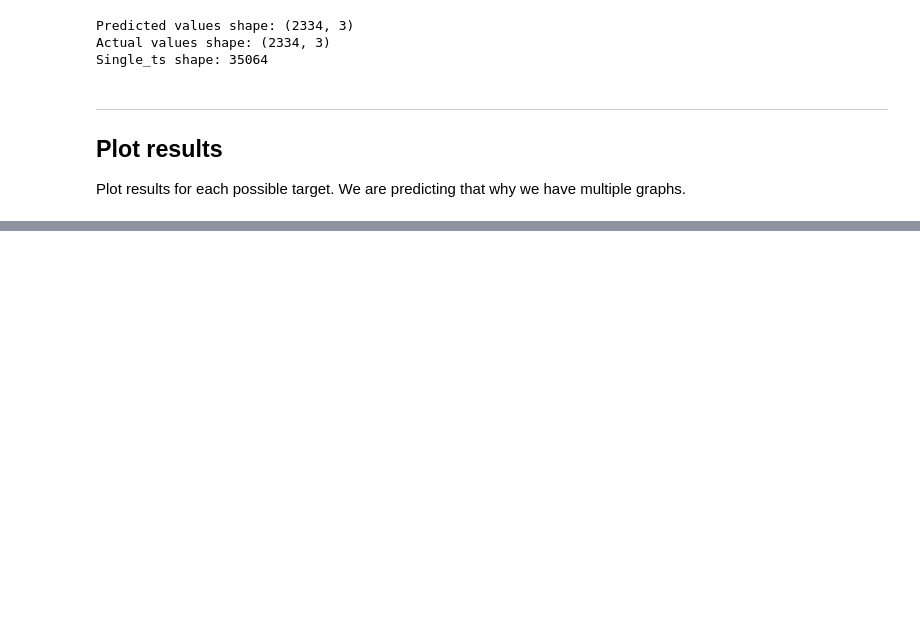
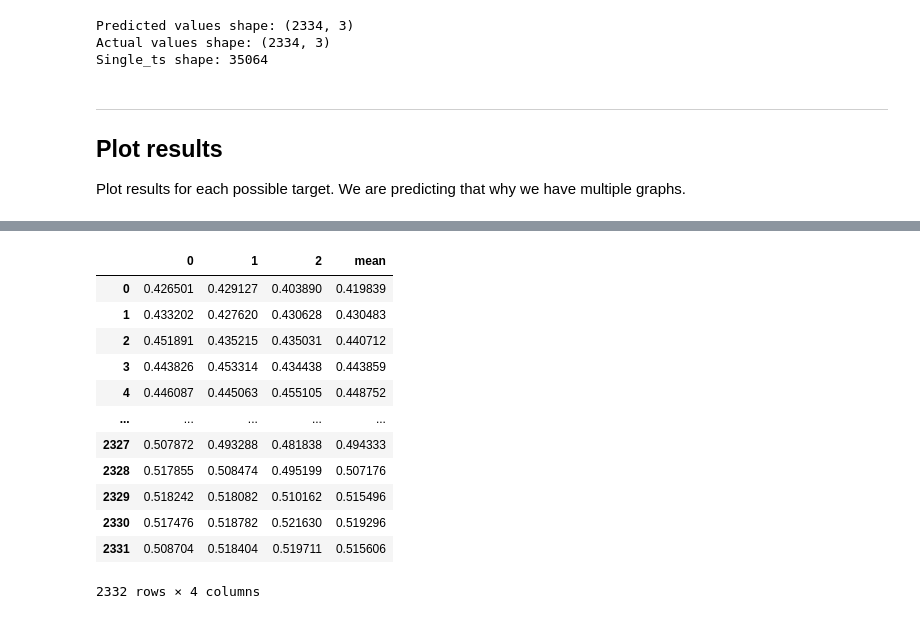
Before and after one commit to ontime-re/ontime, a Jupyter notebook: notebooks/docs/1_module/pytorch/0-sin-sout/0.2-min-multiple-step-forecast.ipynb, the cells around one changed output, grey strips where cells are left out. Cells and saved outputs as stored; diff of their text form; code cells hidden in the pictures; blank space fills up the shorter version.

```diff
--- a/notebooks/docs/1_module/pytorch/0-sin-sout/0.2-min-multiple-step-forecast.ipynb
+++ b/notebooks/docs/1_module/pytorch/0-sin-sout/0.2-min-multiple-step-forecast.ipynb
@@ -230,0 +231,34 @@ for i in range(3):
+# %%
+import pandas as pd
+import numpy as np
+
+df_copy = predicted_values.copy()
+df_copy = pd.DataFrame(df_copy)
+
+num_steps = 3
+
+periods = np.arange(0, num_steps, 1)
+
+i = 0
+for period in periods:
+    df_copy.iloc[:, i] = df_copy.iloc[:, i].shift(period)
+    i += 1
+
+df_copy['mean'] = df_copy.mean(axis=1)
+df_copy = df_copy.dropna()
+df_copy = df_copy.reset_index(drop=True)
+df_copy
+# %% [output]
+|  | 0 | 1 | 2 | mean |
+| 0 | 0.426501 | 0.429127 | 0.403890 | 0.419839 |
+| 1 | 0.433202 | 0.427620 | 0.430628 | 0.430483 |
+| 2 | 0.451891 | 0.435215 | 0.435031 | 0.440712 |
+| 3 | 0.443826 | 0.453314 | 0.434438 | 0.443859 |
+| 4 | 0.446087 | 0.445063 | 0.455105 | 0.448752 |
+| ... | ... | ... | ... | ... |
+| 2327 | 0.507872 | 0.493288 | 0.481838 | 0.494333 |
+| 2328 | 0.517855 | 0.508474 | 0.495199 | 0.507176 |
+| 2329 | 0.518242 | 0.518082 | 0.510162 | 0.515496 |
+| 2330 | 0.517476 | 0.518782 | 0.521630 | 0.519296 |
+| 2331 | 0.508704 | 0.518404 | 0.519711 | 0.515606 |
+2332 rows × 4 columns
```
Also changed, not shown: parts of 6 cells of this notebook, 1 other file.
